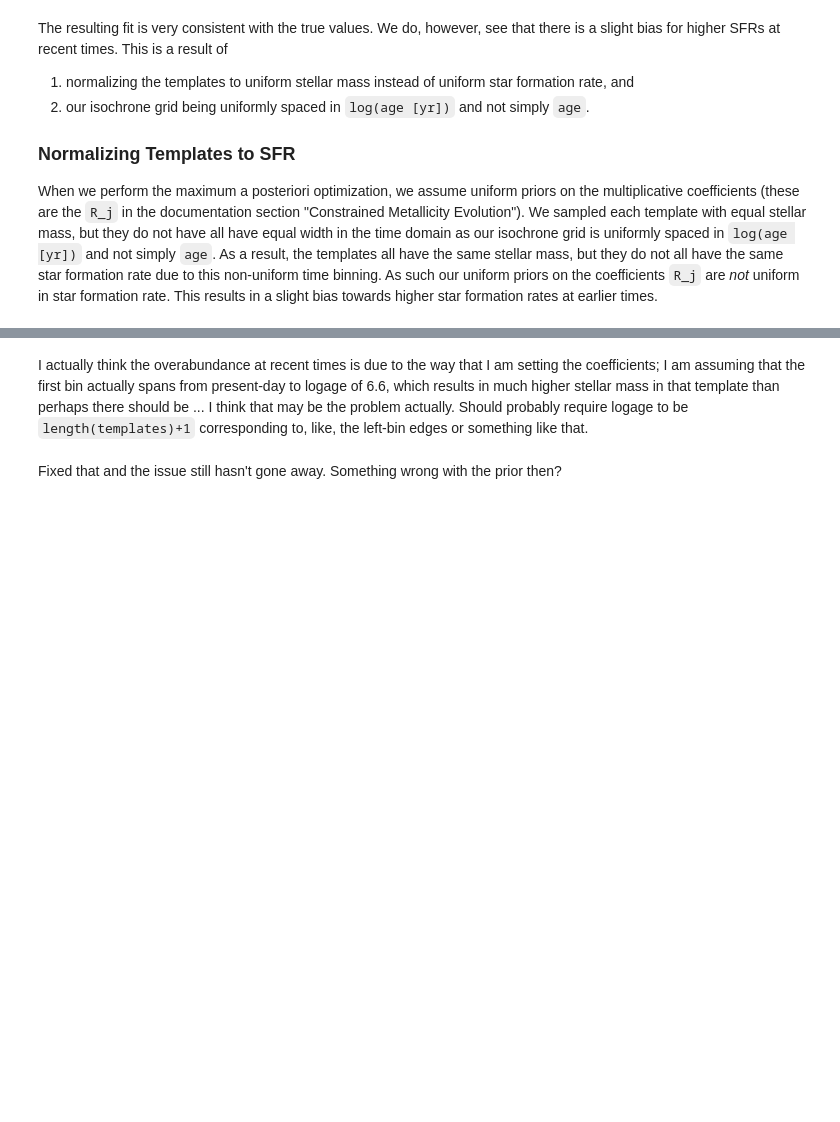
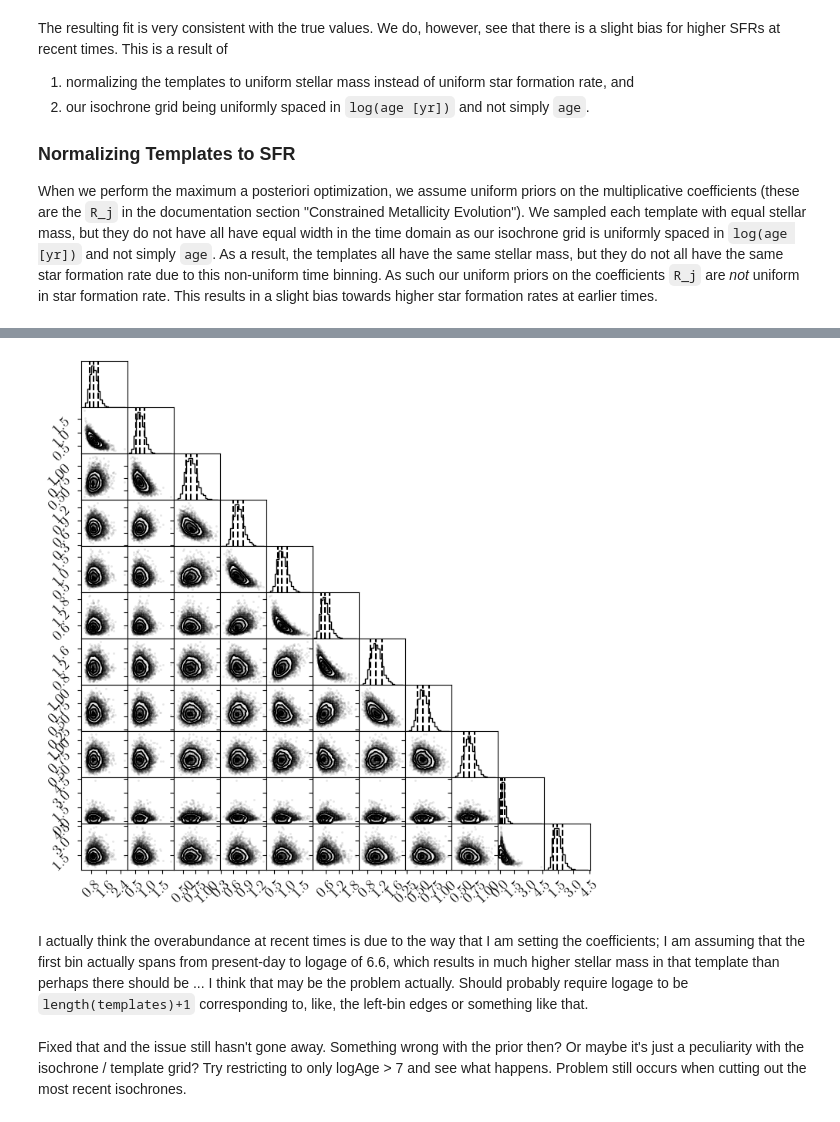
Before and after one commit to cgarling/StarFormationHistories.jl, a Jupyter notebook: examples/fitting1.ipynb, the cells around one changed output, grey strips where cells are left out. Saved outputs shown, nothing was run; the diff lists cells and outputs as text; code cells hidden in the pictures; blank space fills up the shorter version.

```diff
--- a/examples/fitting1.ipynb
+++ b/examples/fitting1.ipynb
@@ -1524,5 +1499,22 @@ axs[2].set_xlabel("log(Age [yr])")
 PyObject Text(0.5, 29.371800193718016, 'log(Age [yr])')
+# %%
+fig=plt.figure(figsize=(7,7))
+# corner.corner( permutedims(@view mdf_sfr_sample[end-6:end-3,:]) .* 1e3,
+# corner.corner( log.(permutedims(@view mdf_sfr_sample[end-6:end-3,:])) .+ log(1e3),
+corner.corner( permutedims(@view mdf_sfr_sample[50:60,:]) .* 1e3,
+                # range=[0.1 for i in 1:3],
+                #range=[(0,3) for i in 1:3],
+                fig=fig,
+                # labels=[L"\alpha", L"\beta", L"\sigma"],
+                quantiles=[0.16,0.5,0.84],
+                max_n_ticks=4,
+                show_titles=false,
+                title_kwargs=Dict("fontsize"=>17),
+                label_kwargs=Dict("fontsize"=>25))
+fig.subplots_adjust(hspace=0.0, wspace=0.0)
+# %% [output]
+[figure, added]
 # %% [markdown]
 I actually think the overabundance at recent times is due to the way that I am setting the coefficients; I am assuming that the first bin actually spans from present-day to logage of 6.6, which results in much higher stellar mass in that template than perhaps there should be ... I think that may be the problem actually. Should probably require logage to be `length(templates)+1` corresponding to, like, the left-bin edges or something like that.
 # %% [markdown]
-Fixed that and the issue still hasn't gone away. Something wrong with the prior then?
+Fixed that and the issue still hasn't gone away. Something wrong with the prior then? Or maybe it's just a peculiarity with the isochrone / template grid? Try restricting to only logAge > 7 and see what happens. Problem still occurs when cutting out the most recent isochrones.
```
Also changed, not shown: parts of 47 cells of this notebook.
